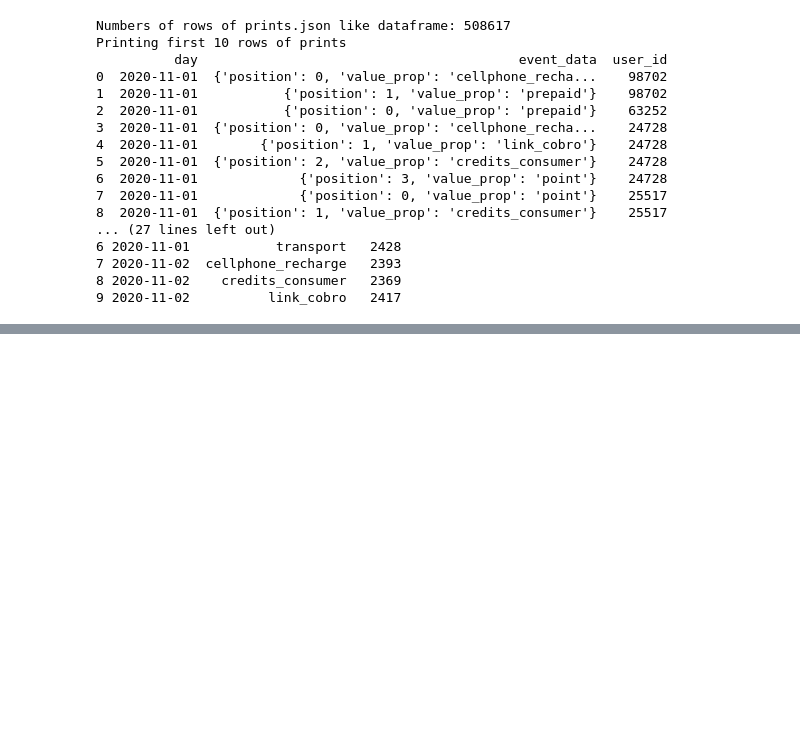
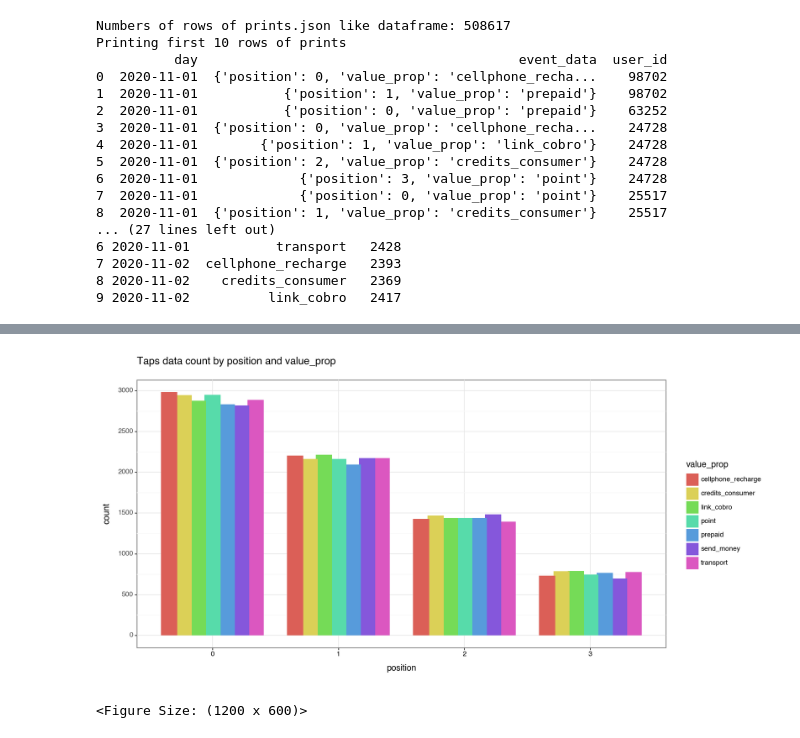
Before and after one commit to andresvivallo/meli, a Jupyter notebook: EDA.ipynb, the cells around one changed output, grey strips where cells are left out. Cells and saved outputs as stored; diff of their text form; code cells hidden in the pictures; blank space fills up the shorter version.

```diff
--- a/EDA.ipynb
+++ b/EDA.ipynb
@@ -147,0 +327,12 @@ From this graph, the following information can be obtained from the Prints data
+# %%
+# Count of taps by position and value_prop
+print()
+print()
+df_taps_count_2 = df_taps_unnested.groupby(
+    ["position", "value_prop"]
+).count().reset_index()
+df_taps_count_2["count"] = df_taps_count_2["user_id"]
+df_taps_count_2['position'] = df_taps_count_2['position'].astype(object)
+df_taps_count_2 = df_taps_count_2.drop(["day", "user_id"], axis=1)
+print("Printing df_taps_count_2 by position and value_prop")
+print(df_taps_count_2.head(n=10))
@@ -147,0 +352,32 @@ From this graph, the following information can be obtained from the Prints data
+# %%
+# Plotting Barplot with ggplot to get more information about the data
+from plotnine import (
+    ggplot, aes,
+    theme, element_text, scale_x_discrete,
+    theme_bw, geom_bar,
+    ggtitle, scale_y_continuous, position_dodge
+)
+
+# ggplot
+(
+    ggplot(df_taps_count_2)
+    + aes(x="position", y="count", fill="value_prop")
+    + geom_bar(stat="identity", position = position_dodge(width = 0.8))
+    + scale_y_continuous(
+        breaks=np.linspace(start=0, stop=10000, num=21)
+    )
+    + scale_x_discrete()
+    + ggtitle(
+        title="Taps data count by position and value_prop"
+    )
+    + theme_bw()
+    + theme(
+        axis_text_x=element_text(
+            colour="black", face="bold"
+        ),
+        figure_size=(12, 6)
+    )
+)
+# %% [output]
+[figure, added]
+<Figure Size: (1200 x 600)>
```
Also changed, not shown: parts of 20 cells of this notebook, 2 other files.
